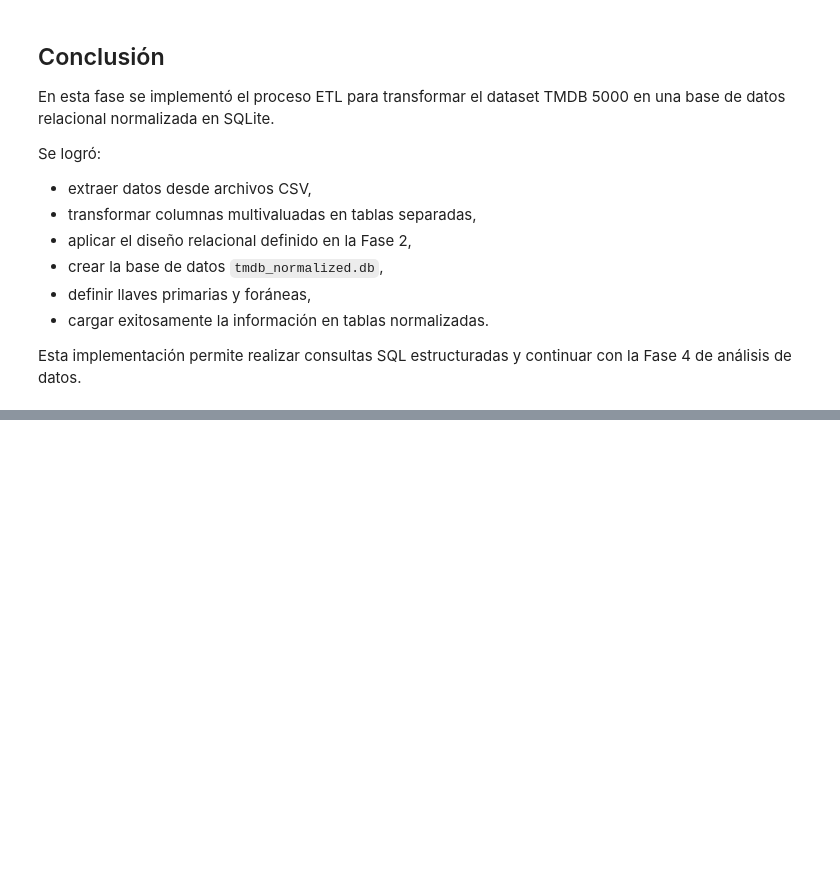
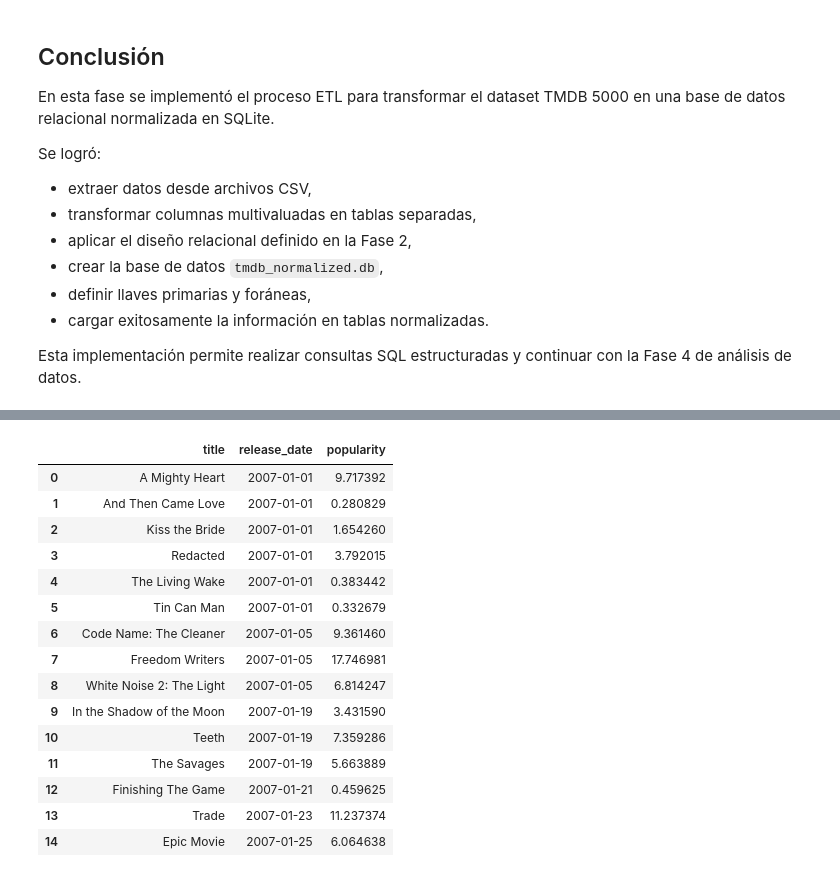
Before and after one commit to HaloV01d/Dise-o_Normalizaci-n_e_Implementaci-n_de_Bases_de_Datos_Relacionales-, a Jupyter notebook: asignaci-n-3.ipynb, the cells around one changed output, grey strips where cells are left out. Drawn from its saved outputs; the diff is of its cells as text; code cells hidden in the pictures; blank space fills up the shorter version.

```diff
--- a/asignaci-n-3.ipynb
+++ b/asignaci-n-3.ipynb
@@ -801,0 +872,33 @@ Esta implementación permite realizar consultas SQL estructuradas y continuar co
+# %%
+#year_input = input("Ingrese un año (ej: 2010): ")
+year_input = 2007
+
+query = f"""
+SELECT
+    title,
+    release_date,
+    popularity
+FROM movies
+WHERE strftime('%Y', release_date) >= '{year_input}'
+ORDER BY release_date ASC, title ASC
+LIMIT 15;
+"""
+
+pd.read_sql_query(query, conn)
+# %% [output]
+|  | title | release_date | popularity |
+| 0 | A Mighty Heart | 2007-01-01 | 9.717392 |
+| 1 | And Then Came Love | 2007-01-01 | 0.280829 |
+| 2 | Kiss the Bride | 2007-01-01 | 1.654260 |
+| 3 | Redacted | 2007-01-01 | 3.792015 |
+| 4 | The Living Wake | 2007-01-01 | 0.383442 |
+| 5 | Tin Can Man | 2007-01-01 | 0.332679 |
+| 6 | Code Name: The Cleaner | 2007-01-05 | 9.361460 |
+| 7 | Freedom Writers | 2007-01-05 | 17.746981 |
+| 8 | White Noise 2: The Light | 2007-01-05 | 6.814247 |
+| 9 | In the Shadow of the Moon | 2007-01-19 | 3.431590 |
+| 10 | Teeth | 2007-01-19 | 7.359286 |
+| 11 | The Savages | 2007-01-19 | 5.663889 |
+| 12 | Finishing The Game | 2007-01-21 | 0.459625 |
+| 13 | Trade | 2007-01-23 | 11.237374 |
+| 14 | Epic Movie | 2007-01-25 | 6.064638 |
```
Also changed, not shown: parts of 19 cells of this notebook.
